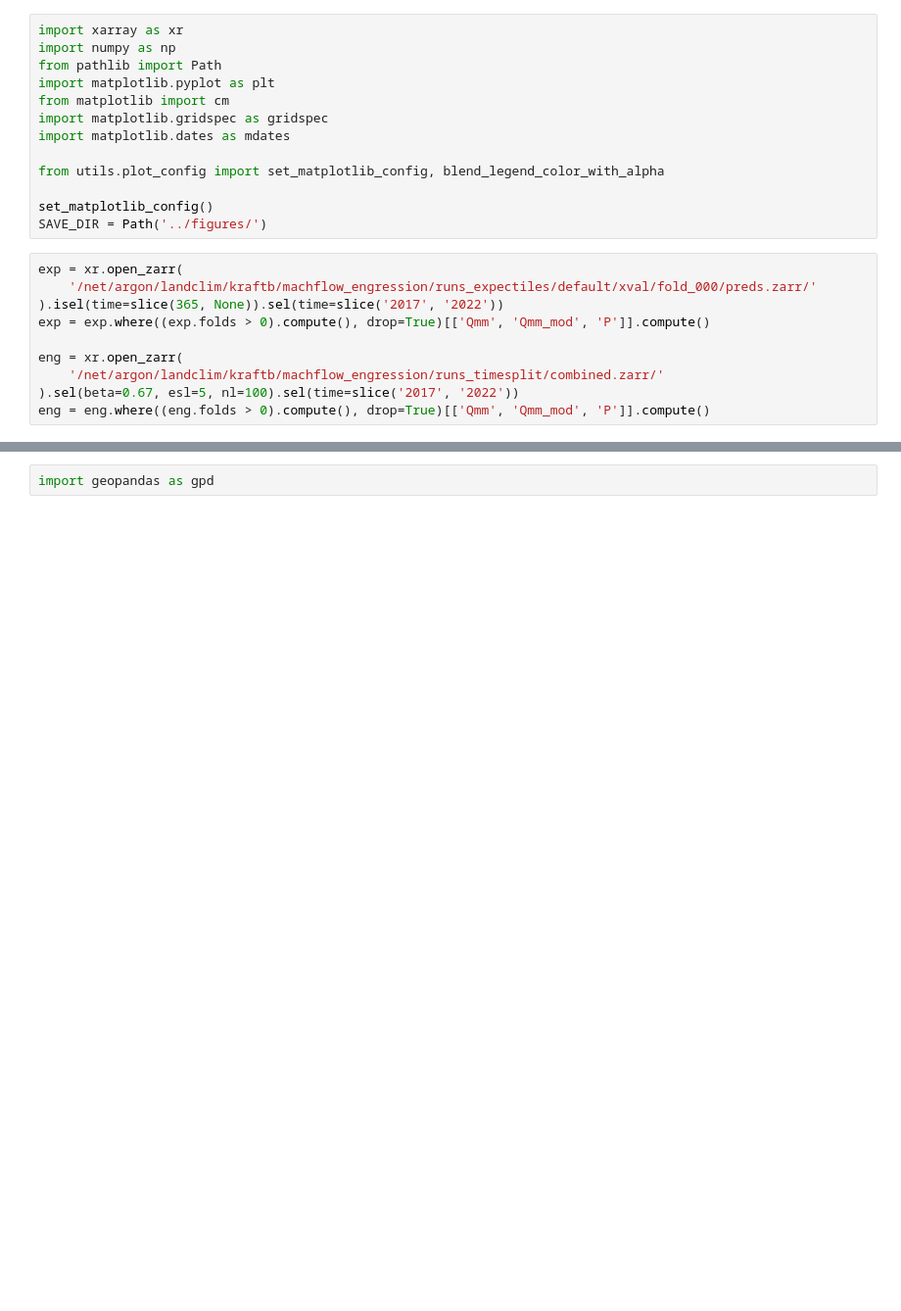
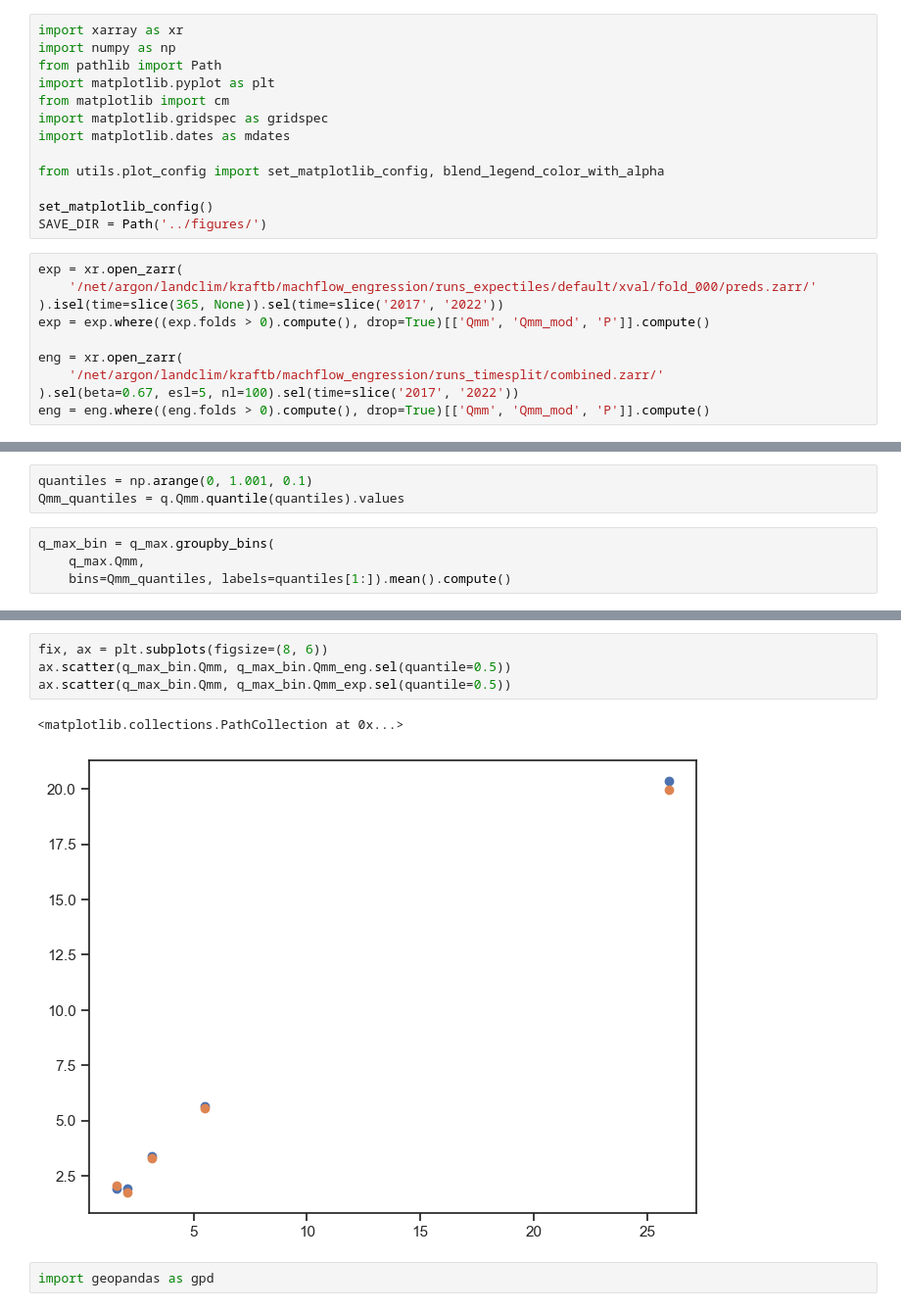
Before and after one commit to bask0/mach-flow-engression, a Jupyter notebook: analysis/code_steven/03_time_series.ipynb, the cells around one changed output, grey strips where cells are left out. Shown: that part at 98% size. Drawn from its saved outputs; the diff is of its cells as text; blank space fills up the shorter version.

```diff
--- a/analysis/code_steven/03_time_series.ipynb
+++ b/analysis/code_steven/03_time_series.ipynb
@@ -164,0 +219,7 @@ fig.savefig(SAVE_DIR / 'time_series.eps', dpi=300, bbox_inches='tight')
+# %%
+quantiles = np.arange(0, 1.001, 0.1)
+Qmm_quantiles = q.Qmm.quantile(quantiles).values
+# %%
+q_max_bin = q_max.groupby_bins(
+    q_max.Qmm,
+    bins=Qmm_quantiles, labels=quantiles[1:]).mean().compute()
@@ -165,3 +247,10 @@ fig.savefig(SAVE_DIR / 'time_series.eps', dpi=300, bbox_inches='tight')
+# %%
+fix, ax = plt.subplots(figsize=(8, 6))
+ax.scatter(q_max_bin.Qmm, q_max_bin.Qmm_eng.sel(quantile=0.5))
+ax.scatter(q_max_bin.Qmm, q_max_bin.Qmm_exp.sel(quantile=0.5))
+# %% [output]
+<matplotlib.collections.PathCollection at 0x...>
+[figure, added]
 # %%
 import geopandas as gpd
 # %%
```
Also changed, not shown: parts of 10 cells of this notebook, 8 other files.
